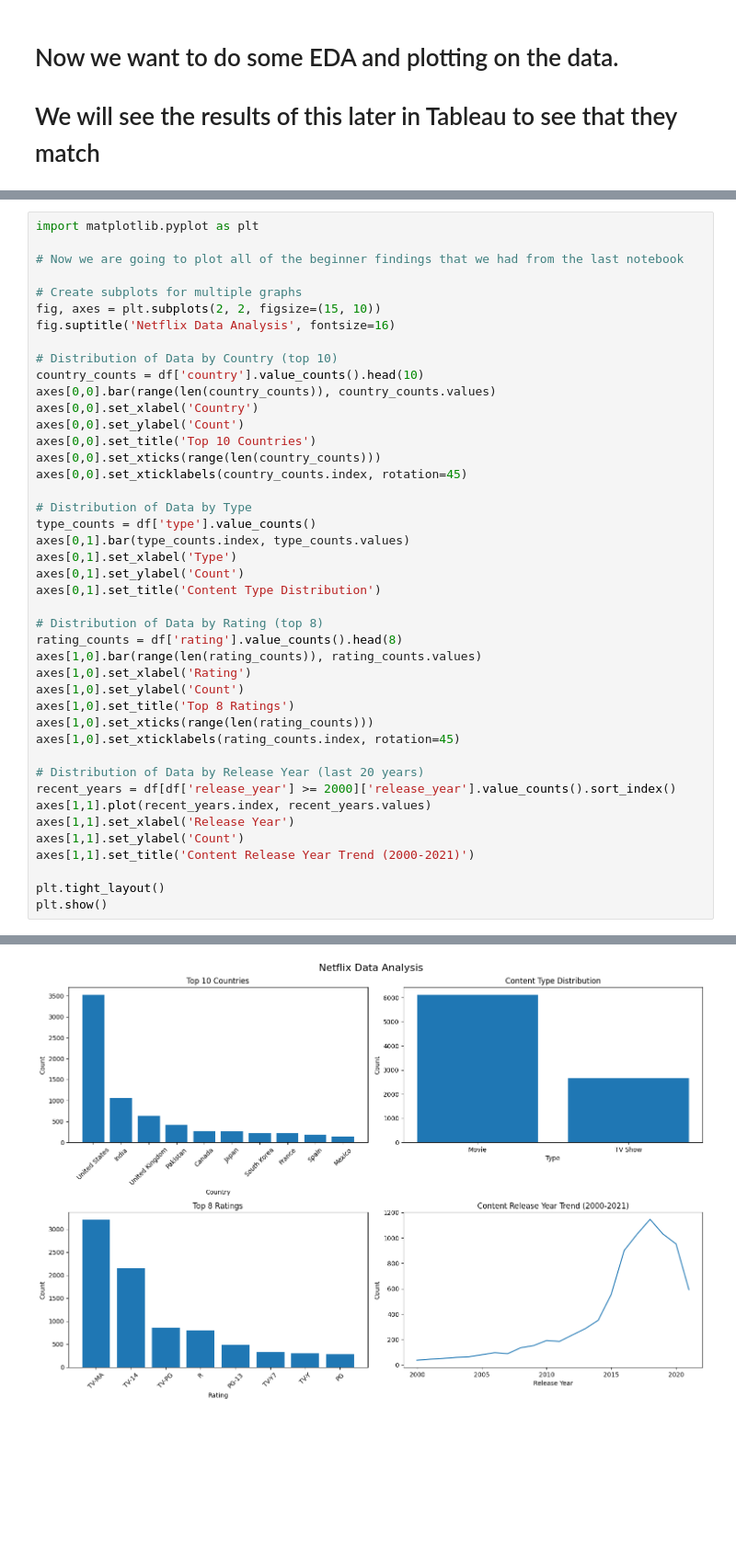
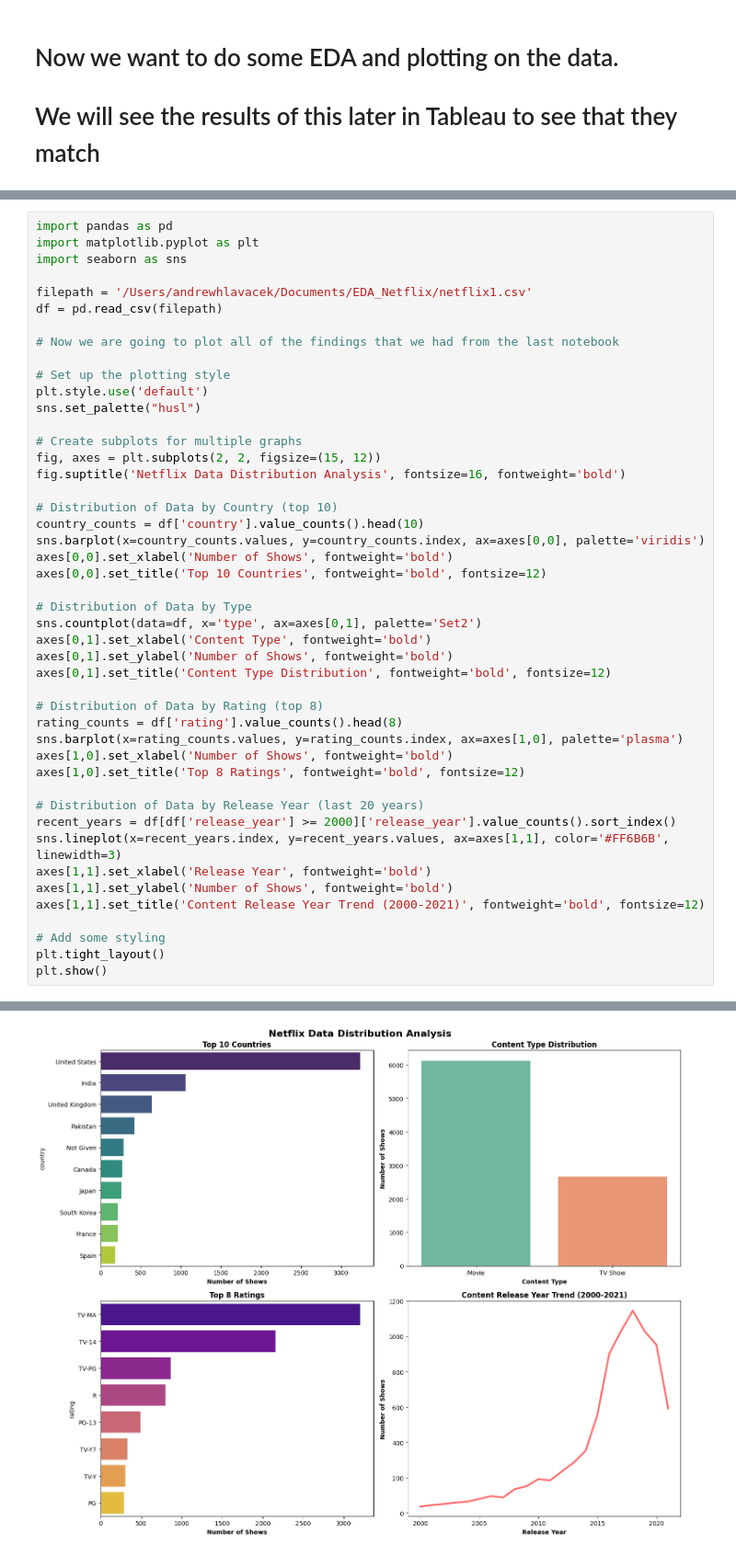
Before and after one commit to AndrewHlavacek/EDA_Netflix, a Jupyter notebook: Cleanup.ipynb, the cells around one changed output, grey strips where cells are left out. Shown at 92% size. Drawn from its saved outputs; the diff is of its cells as text; blank space fills up the shorter version.

```diff
--- a/Cleanup.ipynb
+++ b/Cleanup.ipynb
@@ -127,44 +192,47 @@ Name: count, Length: 74, dtype: int64
 # %%
+import pandas as pd
 import matplotlib.pyplot as plt
+import seaborn as sns
 
-# Now we are going to plot all of the beginner findings that we had from the last notebook
+filepath = '/Users/andrewhlavacek/Documents/EDA_Netflix/netflix1.csv'
+df = pd.read_csv(filepath)
+
+# Now we are going to plot all of the findings that we had from the last notebook
+
+# Set up the plotting style
+plt.style.use('default')
+sns.set_palette("husl")
 
 # Create subplots for multiple graphs
-fig, axes = plt.subplots(2, 2, figsize=(15, 10))
-fig.suptitle('Netflix Data Analysis', fontsize=16)
+fig, axes = plt.subplots(2, 2, figsize=(15, 12))
+fig.suptitle('Netflix Data Distribution Analysis', fontsize=16, fontweight='bold')
 
 # Distribution of Data by Country (top 10)
 country_counts = df['country'].value_counts().head(10)
-axes[0,0].bar(range(len(country_counts)), country_counts.values)
-axes[0,0].set_xlabel('Country')
-axes[0,0].set_ylabel('Count')
-axes[0,0].set_title('Top 10 Countries')
-axes[0,0].set_xticks(range(len(country_counts)))
-axes[0,0].set_xticklabels(country_counts.index, rotation=45)
+sns.barplot(x=country_counts.values, y=country_counts.index, ax=axes[0,0], palette='viridis')
+axes[0,0].set_xlabel('Number of Shows', fontweight='bold')
+axes[0,0].set_title('Top 10 Countries', fontweight='bold', fontsize=12)
 
 # Distribution of Data by Type
-type_counts = df['type'].value_counts()
-axes[0,1].bar(type_counts.index, type_counts.values)
-axes[0,1].set_xlabel('Type')
-axes[0,1].set_ylabel('Count')
-axes[0,1].set_title('Content Type Distribution')
+sns.countplot(data=df, x='type', ax=axes[0,1], palette='Set2')
+axes[0,1].set_xlabel('Content Type', fontweight='bold')
+axes[0,1].set_ylabel('Number of Shows', fontweight='bold')
+axes[0,1].set_title('Content Type Distribution', fontweight='bold', fontsize=12)
 
 # Distribution of Data by Rating (top 8)
 rating_counts = df['rating'].value_counts().head(8)
-axes[1,0].bar(range(len(rating_counts)), rating_counts.values)
-axes[1,0].set_xlabel('Rating')
-axes[1,0].set_ylabel('Count')
-axes[1,0].set_title('Top 8 Ratings')
-axes[1,0].set_xticks(range(len(rating_counts)))
-axes[1,0].set_xticklabels(rating_counts.index, rotation=45)
+sns.barplot(x=rating_counts.values, y=rating_counts.index, ax=axes[1,0], palette='plasma')
+axes[1,0].set_xlabel('Number of Shows', fontweight='bold')
+axes[1,0].set_title('Top 8 Ratings', fontweight='bold', fontsize=12)
 
 # Distribution of Data by Release Year (last 20 years)
 recent_years = df[df['release_year'] >= 2000]['release_year'].value_counts().sort_index()
-axes[1,1].plot(recent_years.index, recent_years.values)
-axes[1,1].set_xlabel('Release Year')
-axes[1,1].set_ylabel('Count')
-axes[1,1].set_title('Content Release Year Trend (2000-2021)')
+sns.lineplot(x=recent_years.index, y=recent_years.values, ax=axes[1,1], color='#FF6B6B', linewidth=3)
+axes[1,1].set_xlabel('Release Year', fontweight='bold')
+axes[1,1].set_ylabel('Number of Shows', fontweight='bold')
+axes[1,1].set_title('Content Release Year Trend (2000-2021)', fontweight='bold', fontsize=12)
 
+# Add some styling
 plt.tight_layout()
 plt.show()
 # %% [output]
@@ -171 +250 @@ plt.show()
-[figure, old version]
+[figure, new version]
```
Also changed, not shown: parts of 6 cells of this notebook, 3 other files.
